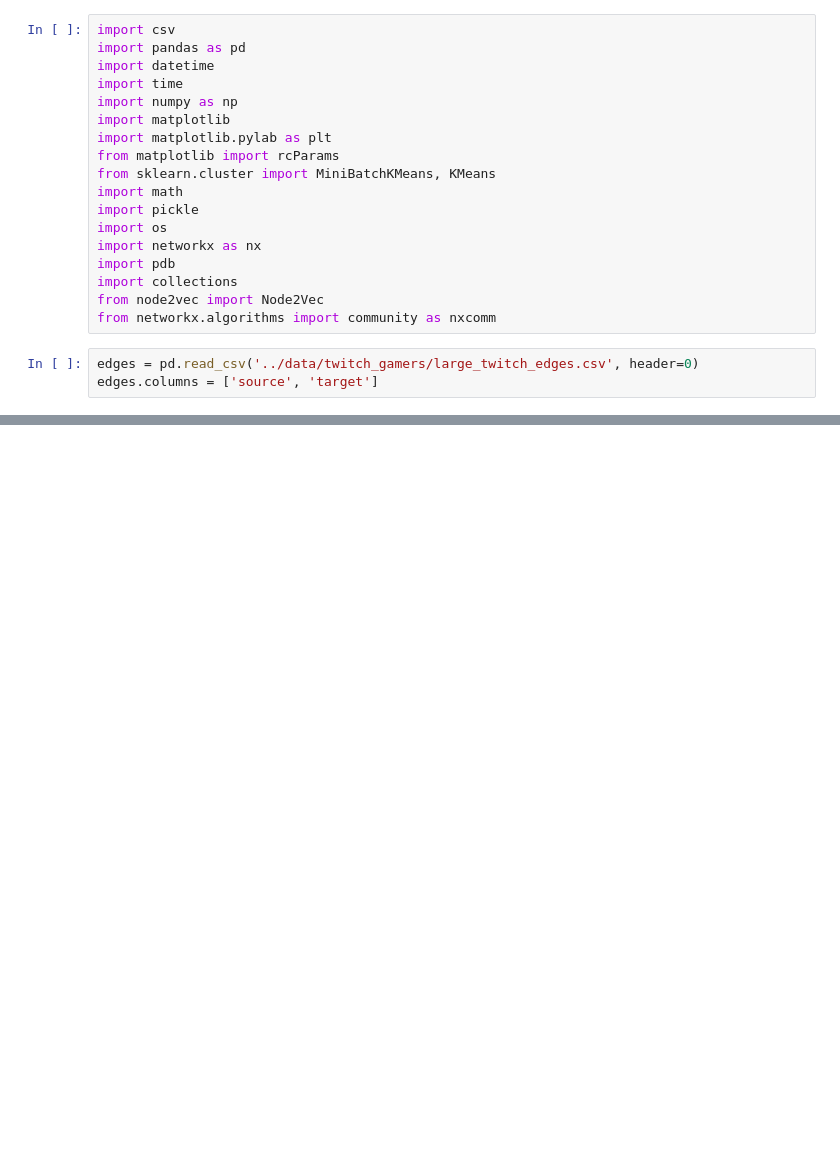
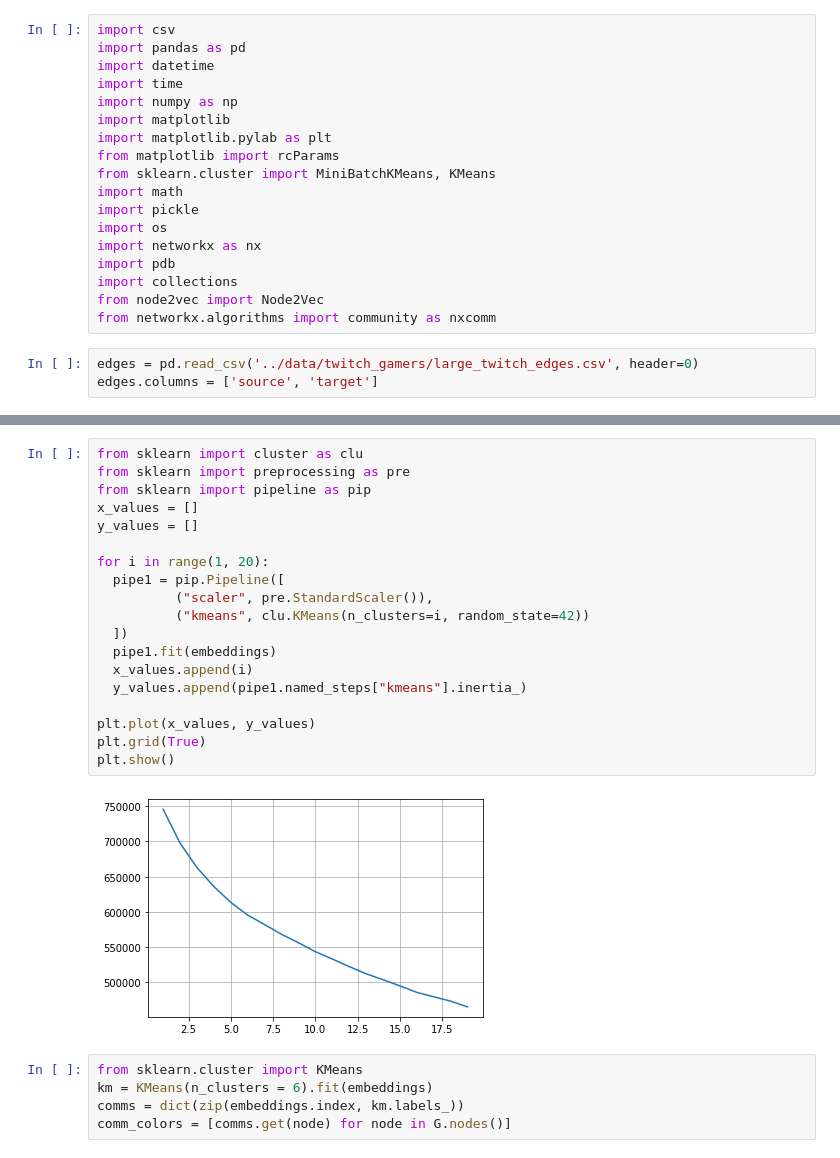
Before and after one commit to peter-nagy1/Networks-project, a Jupyter notebook: src/analysis.ipynb, the cells around one changed output, grey strips where cells are left out. Saved outputs shown, nothing was run; the diff lists cells and outputs as text; blank space fills up the shorter version.

```diff
--- a/src/analysis.ipynb
+++ b/src/analysis.ipynb
@@ -37,0 +90,26 @@ edges
+# %%
+from sklearn import cluster as clu
+from sklearn import preprocessing as pre
+from sklearn import pipeline as pip
+x_values = []
+y_values = []
+
+for i in range(1, 20):
+  pipe1 = pip.Pipeline([
+          ("scaler", pre.StandardScaler()),
+          ("kmeans", clu.KMeans(n_clusters=i, random_state=42))
+  ])
+  pipe1.fit(embeddings)
+  x_values.append(i)
+  y_values.append(pipe1.named_steps["kmeans"].inertia_)
+
+plt.plot(x_values, y_values)
+plt.grid(True)
+plt.show()
+# %% [output]
+[figure, added]
+# %%
+from sklearn.cluster import KMeans
+km = KMeans(n_clusters = 6).fit(embeddings)
+comms = dict(zip(embeddings.index, km.labels_))
+comm_colors = [comms.get(node) for node in G.nodes()]
```
Also changed, not shown: parts of 11 cells of this notebook, 5 other files.
